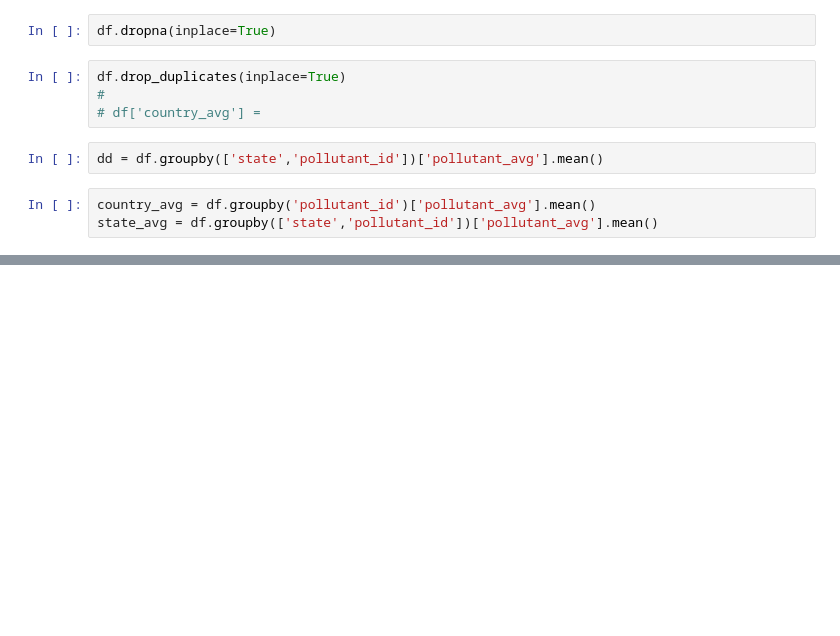
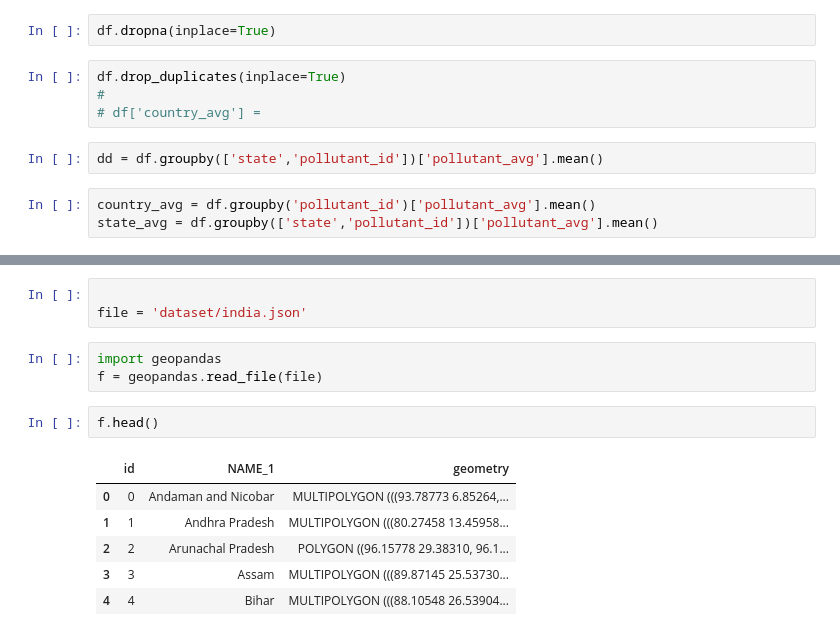
Before and after one commit to ilovetensor/air-pulse, a Jupyter notebook: nb-playground/aqi_trials.ipynb, the cells around one changed output, grey strips where cells are left out. Drawn from its saved outputs; the diff is of its cells as text; blank space fills up the shorter version.

```diff
--- a/nb-playground/aqi_trials.ipynb
+++ b/nb-playground/aqi_trials.ipynb
@@ -58,0 +91,15 @@ plt.show()
+# %%
+
+file = 'dataset/india.json'
+# %%
+import geopandas
+f = geopandas.read_file(file)
+# %%
+f.head()
+# %% [output]
+|  | id | NAME_1 | geometry |
+| 0 | 0 | Andaman and Nicobar | MULTIPOLYGON (((93.78773 6.85264,... |
+| 1 | 1 | Andhra Pradesh | MULTIPOLYGON (((80.27458 13.45958... |
+| 2 | 2 | Arunachal Pradesh | POLYGON ((96.15778 29.38310, 96.1... |
+| 3 | 3 | Assam | MULTIPOLYGON (((89.87145 25.53730... |
+| 4 | 4 | Bihar | MULTIPOLYGON (((88.10548 26.53904... |
```
Also changed, not shown: parts of 12 cells of this notebook, 4 other files.
